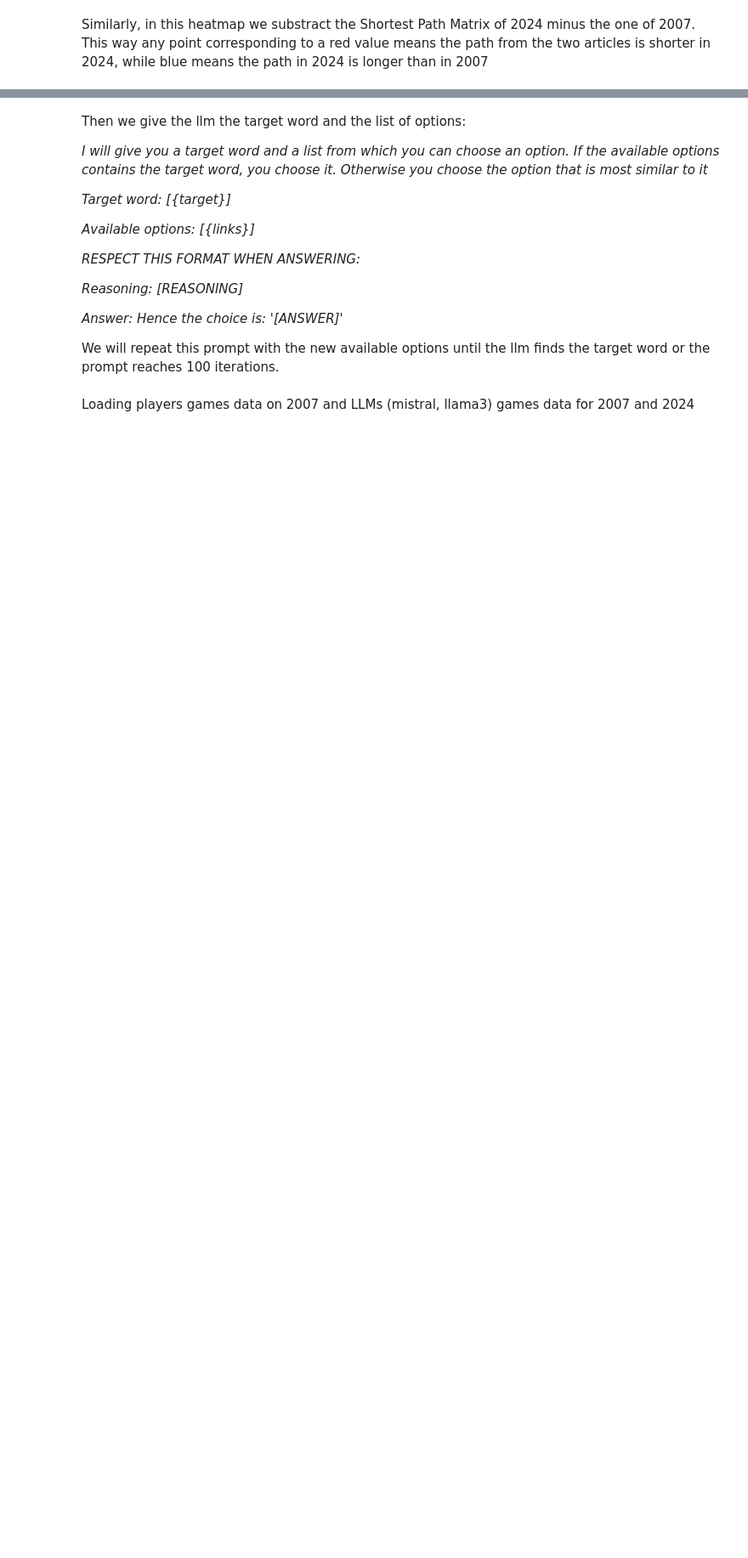
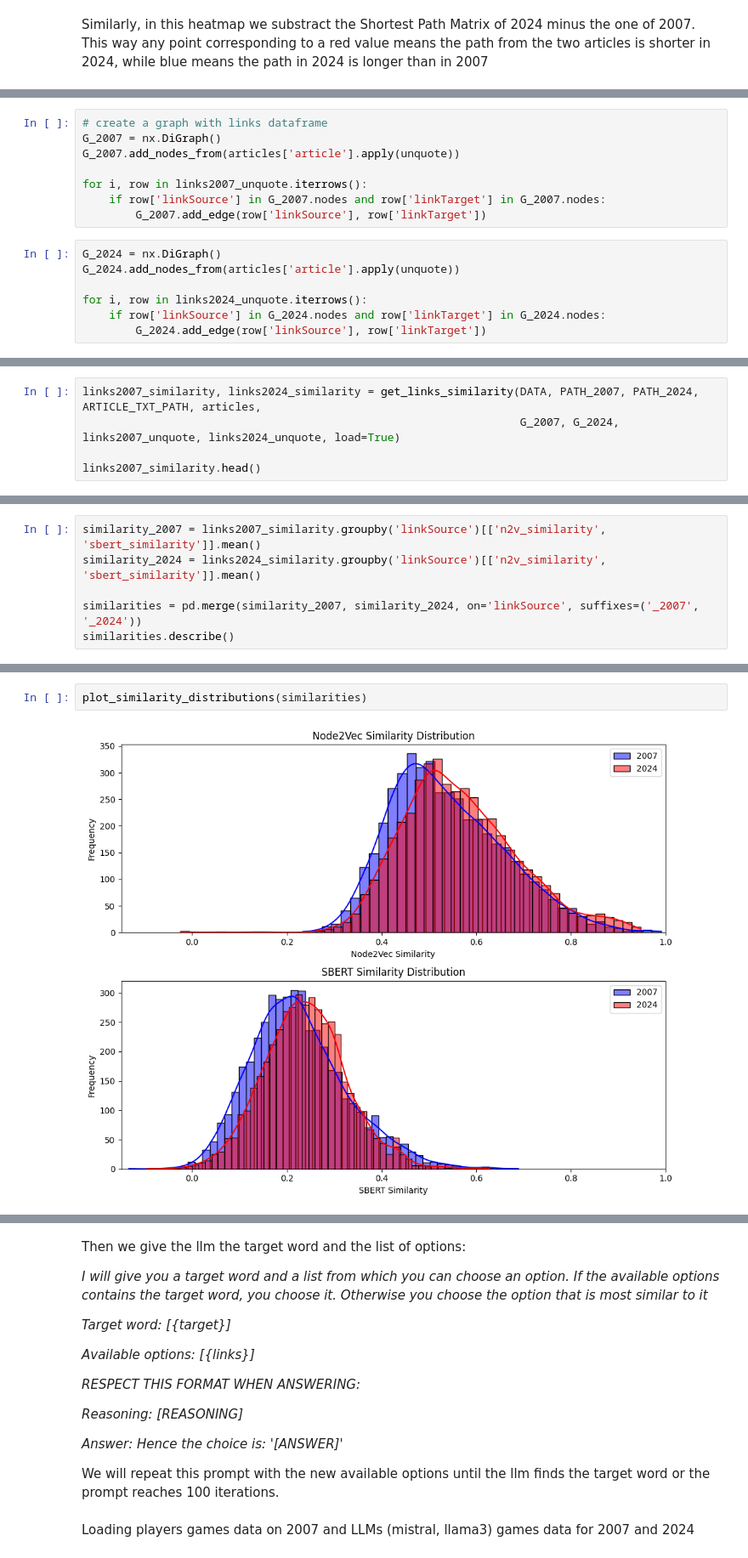
Before and after one commit to epfl-ada/ada-2024-project-outlier-1, a Jupyter notebook: results.ipynb, the cells around one changed output, grey strips where cells are left out. Shown at 85% size. Saved outputs shown, nothing was run; the diff lists cells and outputs as text; blank space fills up the shorter version.

```diff
--- a/results.ipynb
+++ b/results.ipynb
@@ -871,0 +1099,15 @@ Similarly, in this heatmap we substract the Shortest Path Matrix of 2024 minus t
+# %%
+# create a graph with links dataframe
+G_2007 = nx.DiGraph()
+G_2007.add_nodes_from(articles['article'].apply(unquote))
+
+for i, row in links2007_unquote.iterrows():
+    if row['linkSource'] in G_2007.nodes and row['linkTarget'] in G_2007.nodes:
+        G_2007.add_edge(row['linkSource'], row['linkTarget'])
+# %%
+G_2024 = nx.DiGraph()
+G_2024.add_nodes_from(articles['article'].apply(unquote))
+
+for i, row in links2024_unquote.iterrows():
+    if row['linkSource'] in G_2024.nodes and row['linkTarget'] in G_2024.nodes:
+        G_2024.add_edge(row['linkSource'], row['linkTarget'])
@@ -871,0 +1174,5 @@ Similarly, in this heatmap we substract the Shortest Path Matrix of 2024 minus t
+# %%
+links2007_similarity, links2024_similarity = get_links_similarity(DATA, PATH_2007, PATH_2024, ARTICLE_TXT_PATH, articles,
+                                                                  G_2007, G_2024, links2007_unquote, links2024_unquote, load=True)
+
+links2007_similarity.head()
@@ -871,0 +1195,6 @@ Similarly, in this heatmap we substract the Shortest Path Matrix of 2024 minus t
+# %%
+similarity_2007 = links2007_similarity.groupby('linkSource')[['n2v_similarity', 'sbert_similarity']].mean()
+similarity_2024 = links2024_similarity.groupby('linkSource')[['n2v_similarity', 'sbert_similarity']].mean()
+
+similarities = pd.merge(similarity_2007, similarity_2024, on='linkSource', suffixes=('_2007', '_2024'))
+similarities.describe()
@@ -871,0 +1211,4 @@ Similarly, in this heatmap we substract the Shortest Path Matrix of 2024 minus t
+# %%
+plot_similarity_distributions(similarities)
+# %% [output]
+[figure, added]
```
Also changed, not shown: parts of 51 cells of this notebook, 12 other files.
